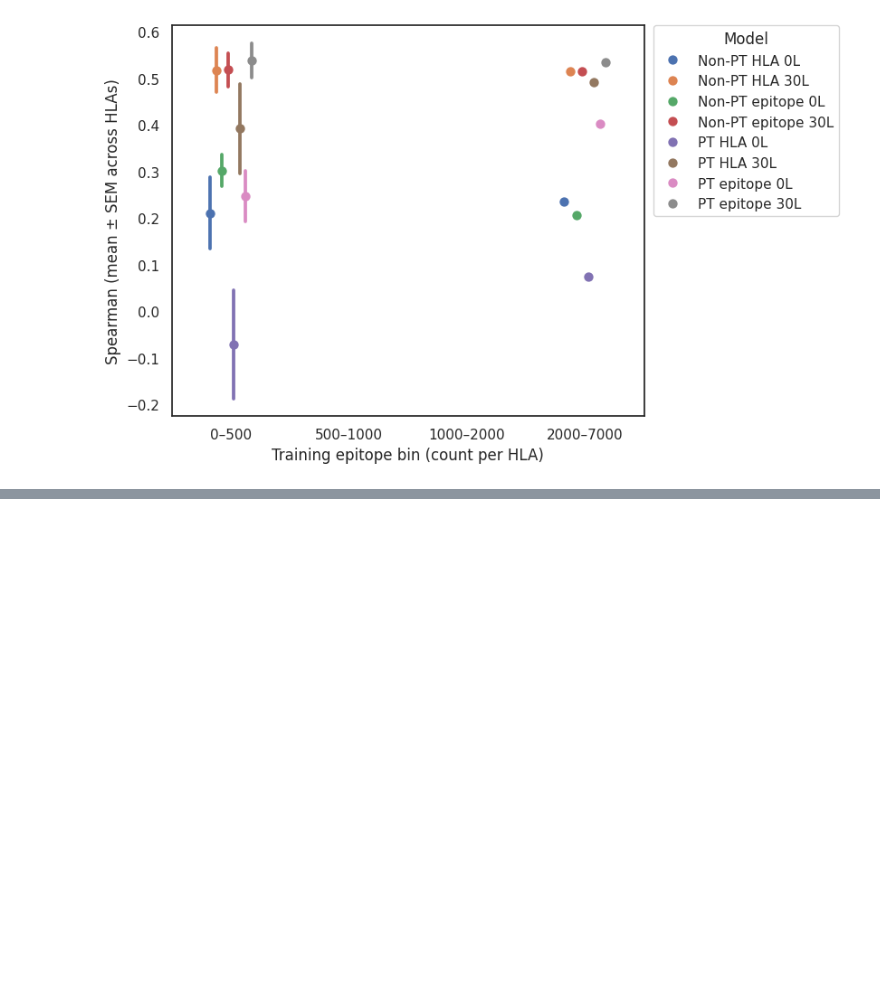
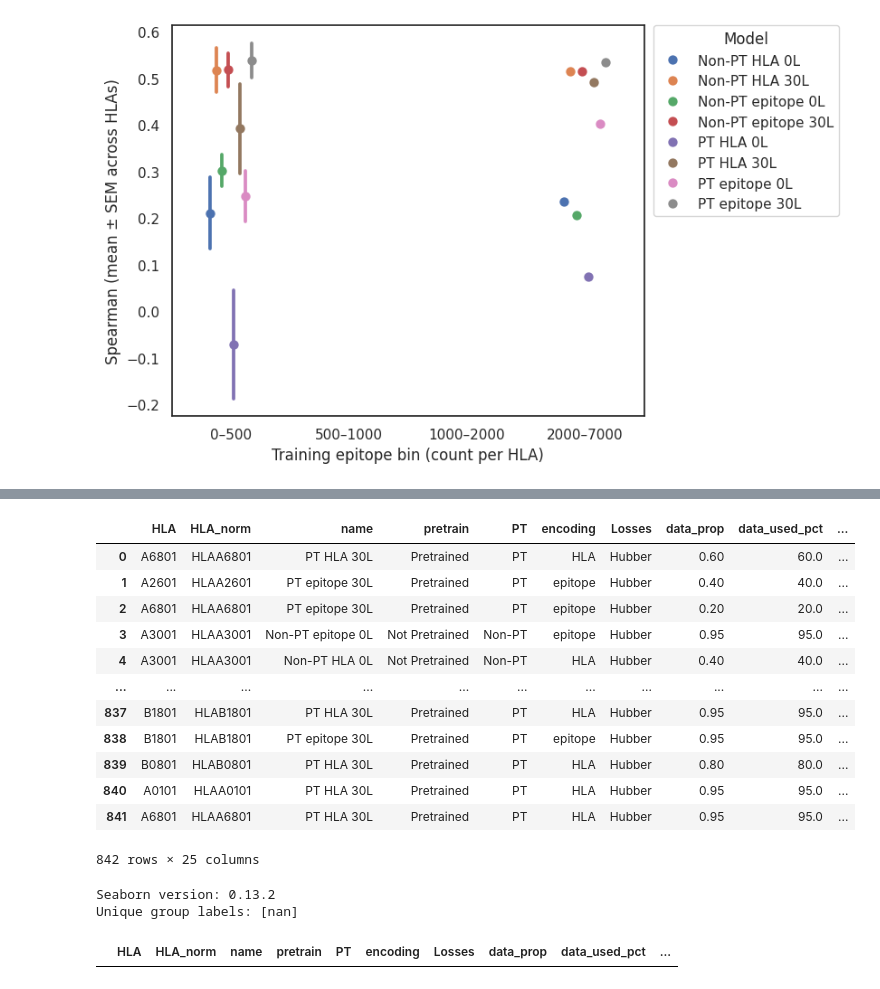
Before and after one commit to sermare/ESMCBA, a Jupyter notebook: jupyter_notebooks/binding_affinity/01_ESMCBA_models.ipynb, the cells around one changed output, grey strips where cells are left out. Cells and saved outputs as stored; diff of their text form; code cells hidden in the pictures; blank space fills up the shorter version.

```diff
--- a/jupyter_notebooks/binding_affinity/01_ESMCBA_models.ipynb
+++ b/jupyter_notebooks/binding_affinity/01_ESMCBA_models.ipynb
@@ -586,0 +668,2 @@ summary_tbl
+# %%
+pd.set_option('display.max_columns', 50)
@@ -586,0 +966,47 @@ summary_tbl
+# %%
+merged_runs
+# %% [output]
+|  | HLA | HLA_norm | name | pretrain | PT | encoding | Losses | data_prop | data_used_pct | ... |
+| 0 | A6801 | HLAA6801 | PT HLA 30L | Pretrained | PT | HLA | Hubber | 0.60 | 60.0 | ... |
+| 1 | A2601 | HLAA2601 | PT epitope 30L | Pretrained | PT | epitope | Hubber | 0.40 | 40.0 | ... |
+| 2 | A6801 | HLAA6801 | PT epitope 30L | Pretrained | PT | epitope | Hubber | 0.20 | 20.0 | ... |
+| 3 | A3001 | HLAA3001 | Non-PT epitope 0L | Not Pretrained | Non-PT | epitope | Hubber | 0.95 | 95.0 | ... |
+| 4 | A3001 | HLAA3001 | Non-PT HLA 0L | Not Pretrained | Non-PT | HLA | Hubber | 0.40 | 40.0 | ... |
+| ... | ... | ... | ... | ... | ... | ... | ... | ... | ... | ... |
+| 837 | B1801 | HLAB1801 | PT HLA 30L | Pretrained | PT | HLA | Hubber | 0.95 | 95.0 | ... |
+| 838 | B1801 | HLAB1801 | PT epitope 30L | Pretrained | PT | epitope | Hubber | 0.95 | 95.0 | ... |
+| 839 | B0801 | HLAB0801 | PT HLA 30L | Pretrained | PT | HLA | Hubber | 0.80 | 80.0 | ... |
+| 840 | A0101 | HLAA0101 | PT HLA 30L | Pretrained | PT | HLA | Hubber | 0.95 | 95.0 | ... |
+| 841 | A6801 | HLAA6801 | PT HLA 30L | Pretrained | PT | HLA | Hubber | 0.95 | 95.0 | ... |
+842 rows × 25 columns
+# %%
+import pandas as pd
+import seaborn as sns
+import matplotlib.pyplot as plt
+import numpy as np
+from pathlib import Path
+
+# Ensure seaborn is up-to-date (run in terminal if needed: pip install --upgrade seaborn)
+print(f"Seaborn version: {sns.__version__}")
+
+# Bin sizes
+bins = [0, 500, 1000, 2000, 4000, np.inf]
+labels = ['<500', '500–1000', '1000–2000', '2000–4000', '>4000']
+merged_runs['size_bin'] = pd.cut(merged_runs['n_train_used'], bins=bins, labels=labels)
+
+# Create a group label with updated naming convention
+merged_runs['group_label'] = (
+    merged_runs['pretrain'].map({True: 'PT', False: 'Non-PT'}) + ' ' +
+    merged_runs['encoding'].map({'HLA': 'H', 'Epitope': 'E'}) + ' ' +
+    merged_runs['trained_blocks'].map({0: '0L', 30: '30L'})
+)
+
+# Verify group_label values
+print("Unique group labels:", merged_runs['group_label'].unique())
+# %% [output]
+Seaborn version: 0.13.2
+Unique group labels: [nan]
+# %%
+merged_runs[merged_runs['HLA'] == 'A0206']
+# %% [output]
+|  | HLA | HLA_norm | name | pretrain | PT | encoding | Losses | data_prop | data_used_pct | ... |
```
Also changed, not shown: parts of 7 cells of this notebook, 27 other files.
